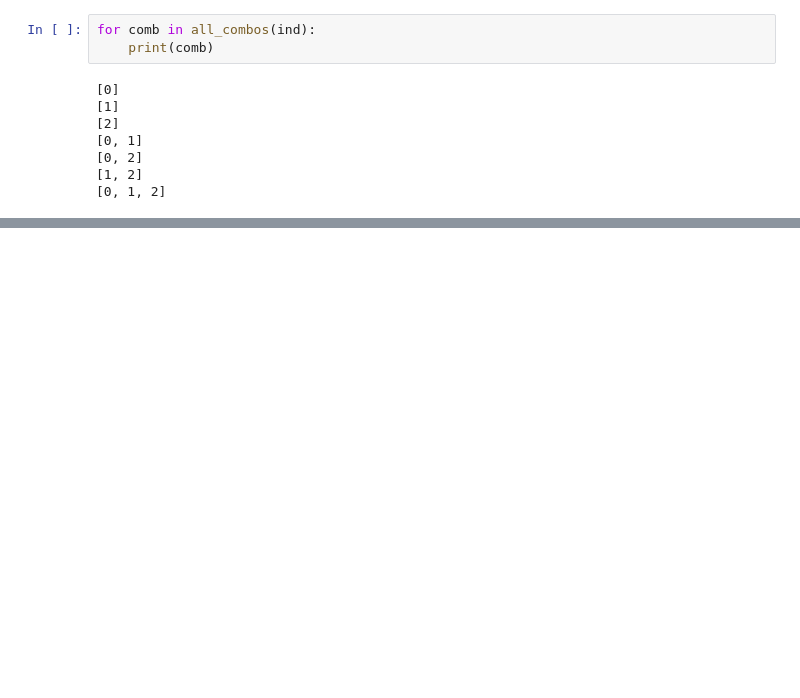
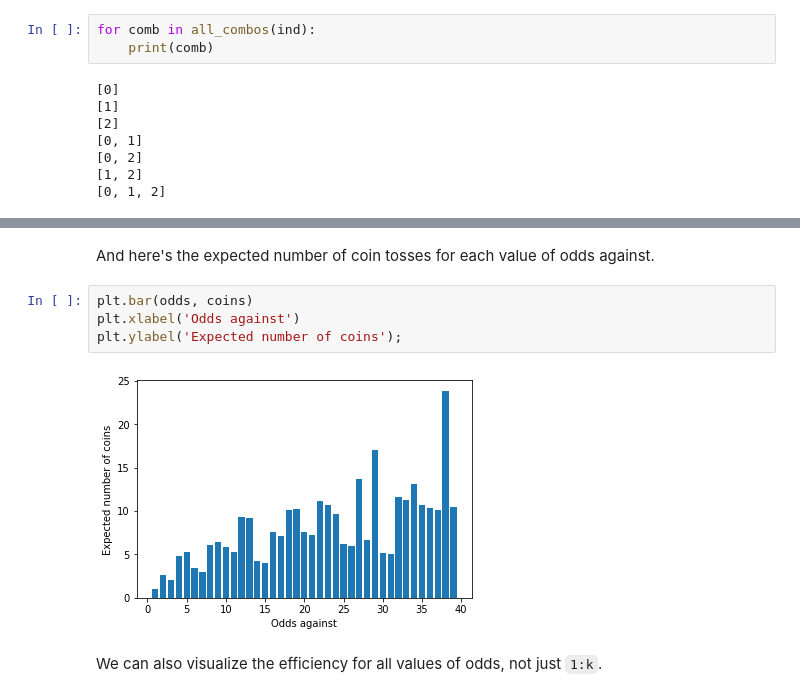
Before and after one commit to AllenDowney/ProbablyOverthinkingIt2, a Jupyter notebook: unfair_coins.ipynb, the cells around one changed output, grey strips where cells are left out. Drawn from its saved outputs; the diff is of its cells as text; blank space fills up the shorter version.

```diff
--- a/unfair_coins.ipynb
+++ b/unfair_coins.ipynb
@@ -143,0 +232,10 @@ for odds in range(1, 11):
+# %% [markdown]
+And here's the expected number of coin tosses for each value of odds against.
+# %%
+plt.bar(odds, coins)
+plt.xlabel('Odds against')
+plt.ylabel('Expected number of coins');
+# %% [output]
+[figure, added]
+# %% [markdown]
+We can also visualize the efficiency for all values of odds, not just `1:k`.
```
Also changed, not shown: parts of 34 cells of this notebook.
